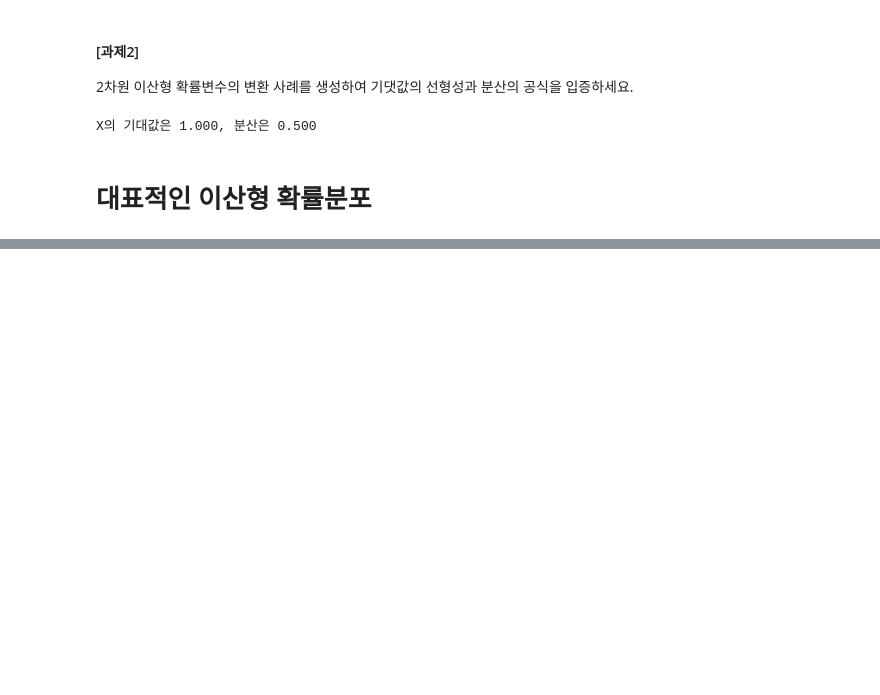
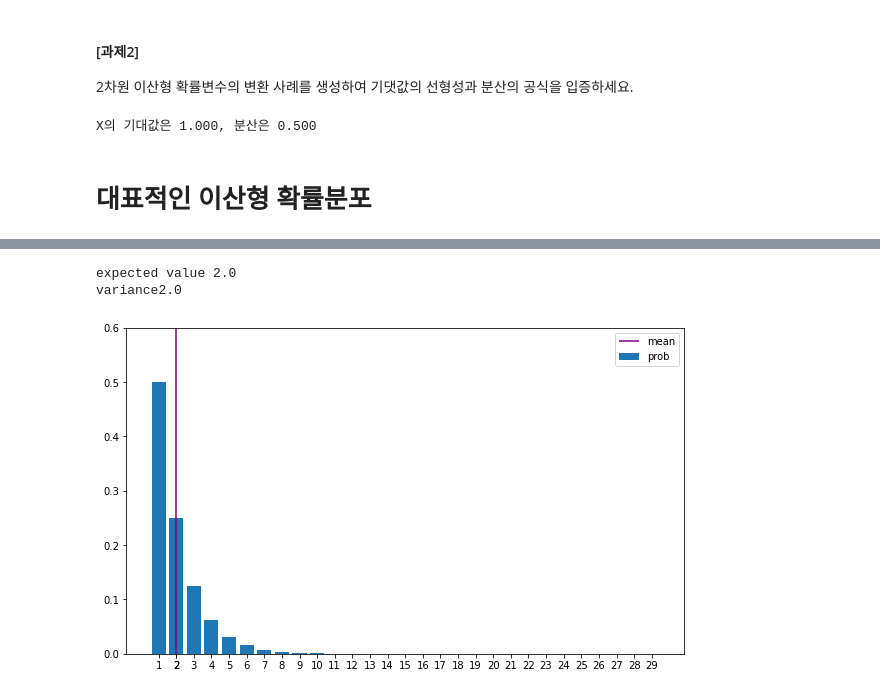
Before and after one commit to kyunakim/cakd7, a Jupyter notebook: cakd7/m3_통계/Stat.ipynb, the cells around one changed output, grey strips where cells are left out. Drawn from its saved outputs; the diff is of its cells as text; code cells hidden in the pictures; blank space fills up the shorter version.

```diff
--- a/cakd7/m3_통계/Stat.ipynb
+++ b/cakd7/m3_통계/Stat.ipynb
@@ -2141,0 +2314,24 @@ def f(x,y):
+# %%
+# 기하분포를 Numpy로 구현
+def Ge(p):
+    x_set = np.arange(1,30)
+    def f(x):
+        if x in x_set:
+            return p * (1-p) ** (x-1)
+        else:
+            return 0
+    return x_set, f
+# %%
+# 확률변수 X는 Ge(1/2)을 따르는 것으로 설정
+p = 0.5
+X = Ge(p)
+# %%
+check_prob(X) # 기댓값 : 1/(1/2) = 2 분산 : (1-1)/2 / (1/2)**2 = 2
+# %% [output]
+expected value 2.0
+variance2.0
+# %%
+# 그래프 작성
+plot_prob(X)
+# %% [output]
+[figure, added]
```
Also changed, not shown: parts of 40 cells of this notebook.
